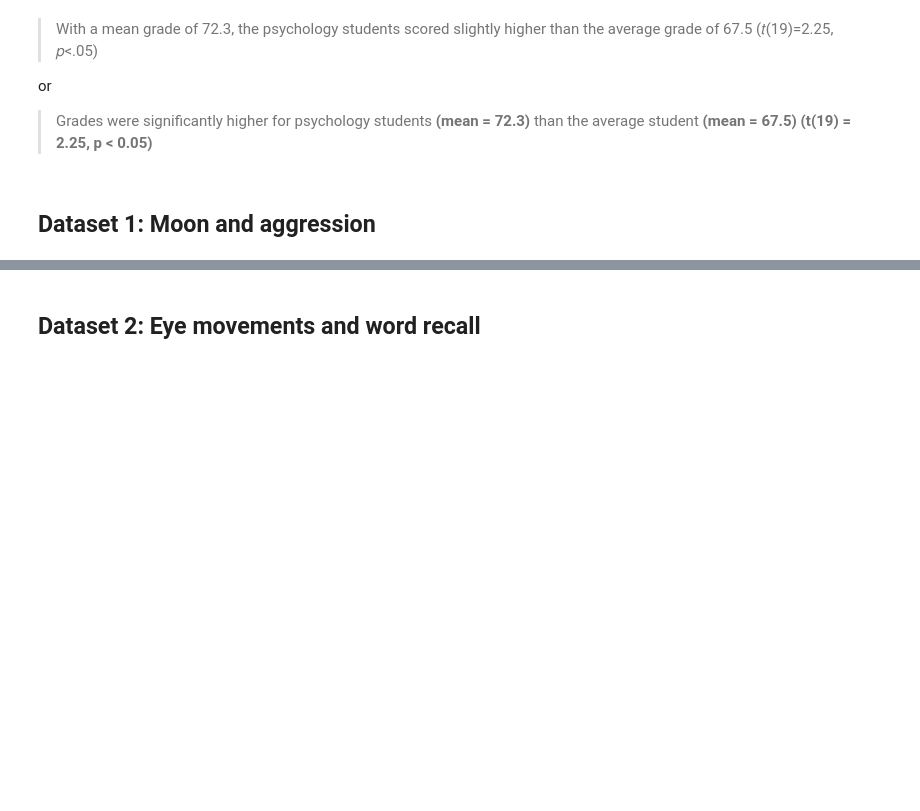
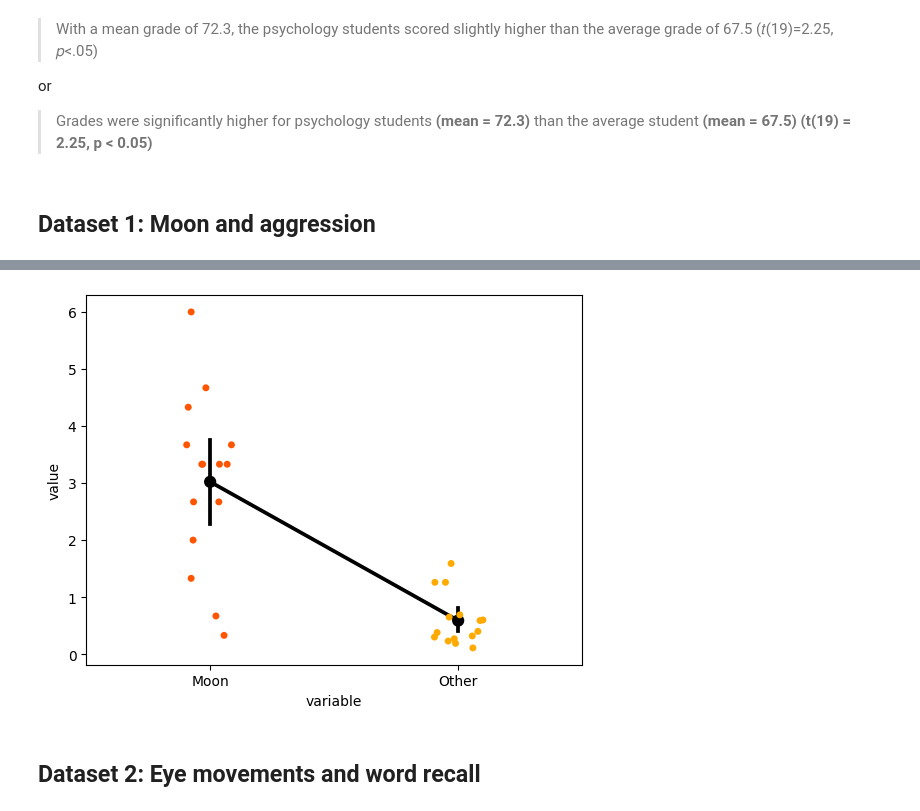
Before and after one commit to miscodisco/expsyling_e22, a Jupyter notebook: nbs/t_tests_clean.ipynb, the cells around one changed output, grey strips where cells are left out. Cells and saved outputs as stored; diff of their text form; code cells hidden in the pictures; blank space fills up the shorter version.

```diff
--- a/nbs/t_tests_clean.ipynb
+++ b/nbs/t_tests_clean.ipynb
@@ -39,3 +117,13 @@ df.head()
+# %%
+fig, axes = plt.subplots(1)
+
+sns.stripplot(data = moon_df, x = 'variable', y = 'value', ax = axes, palette = "autumn")
+
+sns.pointplot(data = moon_df, x = 'variable', y = 'value', ax = axes, color = 'black')
+
+plt.show()
+# %% [output]
+[figure, added]
 # %% [markdown]
 ## Dataset 2: Eye movements and word recall
 # %%
```
Also changed, not shown: parts of 23 cells of this notebook, 16 other files.
